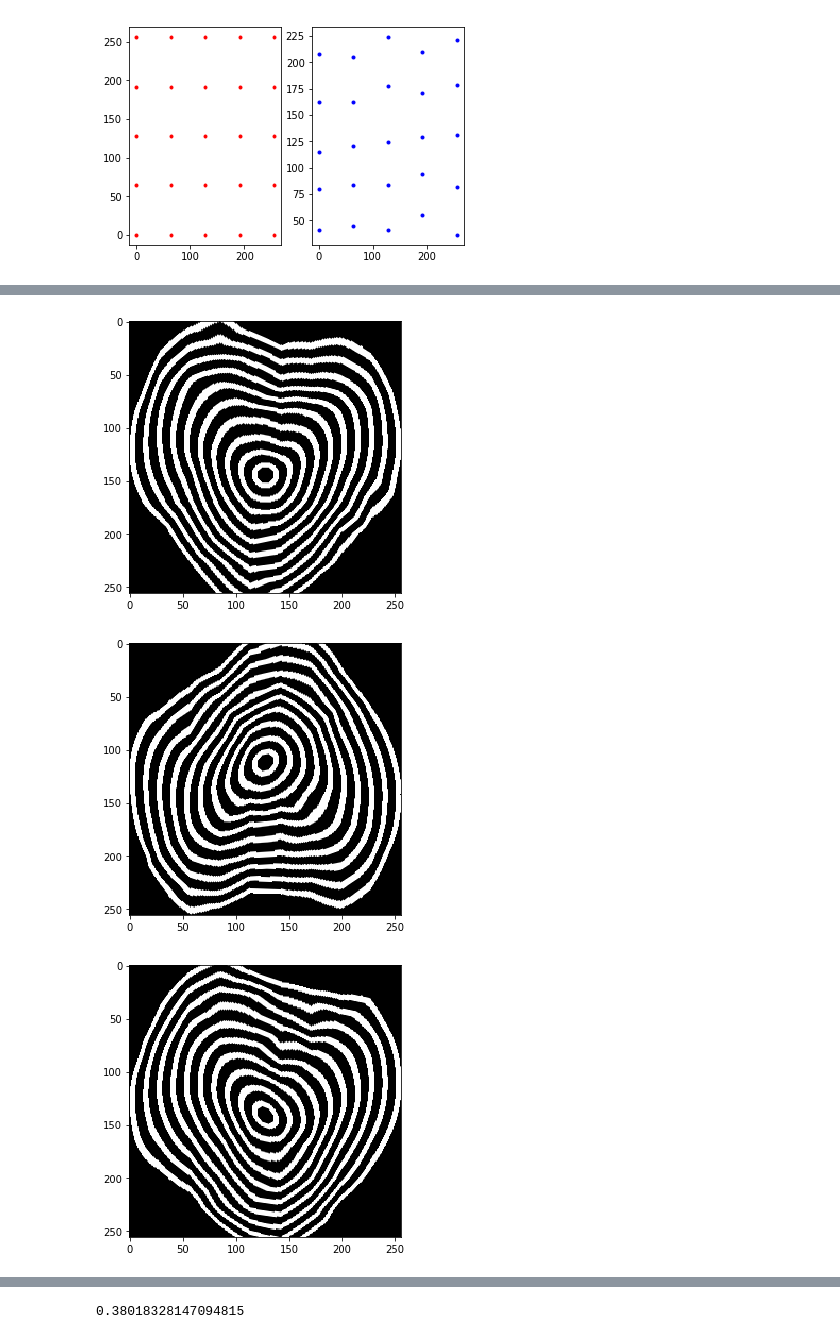
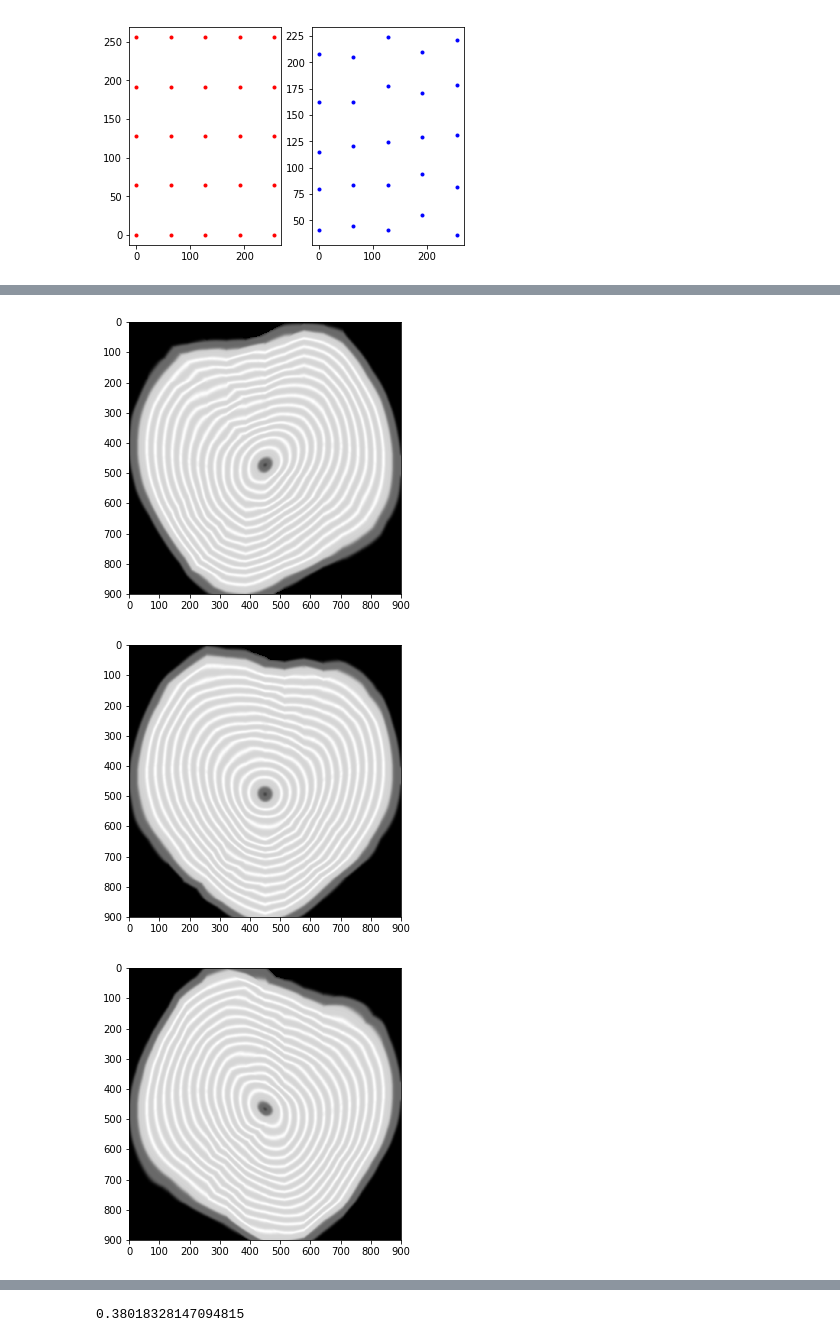
Before and after one commit to ZhaoqiangShen/computed_tomography, a Jupyter notebook: Wood phantoms.ipynb, the cells around one changed output, grey strips where cells are left out. Drawn from its saved outputs; the diff is of its cells as text; code cells hidden in the pictures.

Commit message:
More wooden phantoms.

```diff
--- a/Wood phantoms.ipynb
+++ b/Wood phantoms.ipynb
@@ -104,8 +110,13 @@ Warp from red to blue
 [<matplotlib.lines.Line2D at 0x...>]
 [figure]
 # %%
-for _ in range(10):
-    wobbly, src, inv_src = phantoms.wobbly_transform(phantoms.circle(256,10))
+circle = phantoms.circle(900,16, 60)
+circle = gaussian(circle, sigma=4, preserve_range=True)
+for _ in range(5):
+    wobbly, src, inv_src = phantoms.wobbly_transform(circle)
+    #wobbly = gaussian(wobbly, sigma=5.0, preserve_range=True)
+
+    #wobbly = denoise_tv_chambolle(wobbly, weight=0.5, multichannel=False)
     plt.figure(figsize=(5,5))
     plt.imshow(wobbly, cmap='gray')
     plt.show()
@@ -115,3 +126,3 @@ for _ in range(10):
-[figure, old version]
+[figure, new version]
-[figure, old version]
+[figure, new version]
-[figure, old version]
+[figure, new version]
```
Also changed, not shown: parts of 3 cells of this notebook, 1 other file.
